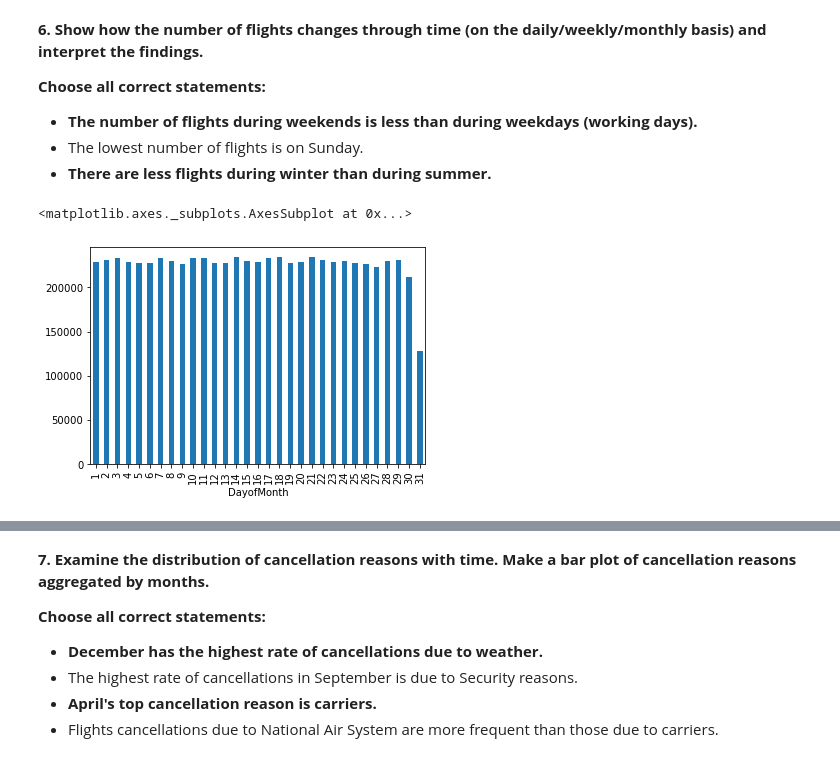
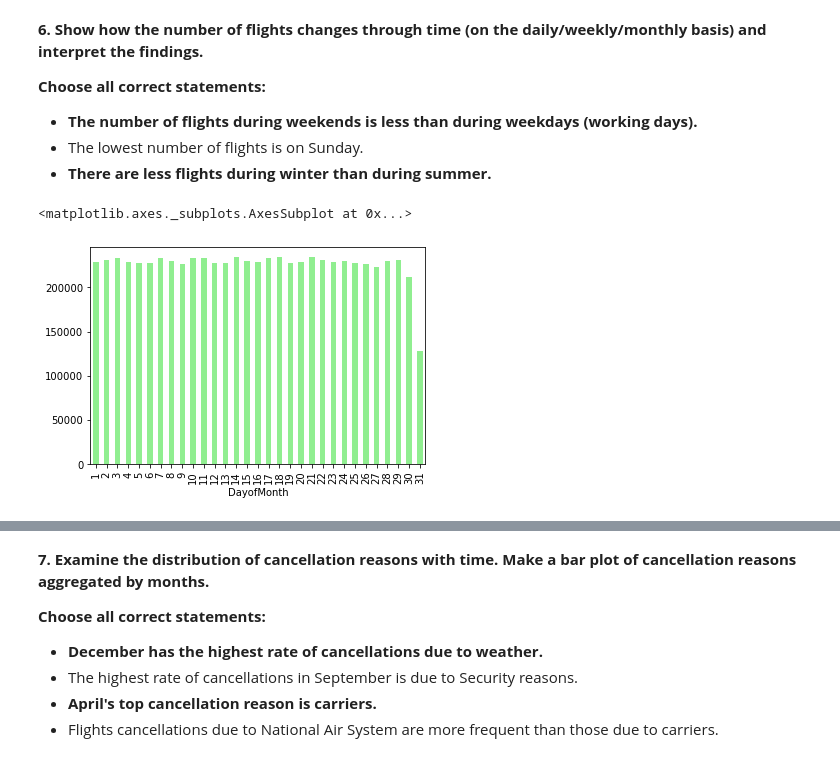
Before and after one commit to drkrmz/cs102, a Jupyter notebook: homework11/assignment2_USA_flights.ipynb, the cells around one changed output, grey strips where cells are left out. Drawn from its saved outputs; the diff is of its cells as text; code cells hidden in the pictures.

```diff
--- a/homework11/assignment2_USA_flights.ipynb
+++ b/homework11/assignment2_USA_flights.ipynb
@@ -317,7 +319,7 @@ hours.hist()
 - The lowest number of flights is on Sunday.
 - **There are less flights during winter than during summer.**
 # %%
-flights_df.groupby('DayofMonth').size().plot(kind='bar')
+flights_df.groupby('DayofMonth').size().plot(kind='bar', color='lightgreen')
 # %% [output]
 <matplotlib.axes._subplots.AxesSubplot at 0x...>
-[figure, old version]
+[figure, new version]
```
Also changed, not shown: parts of 12 cells of this notebook.
